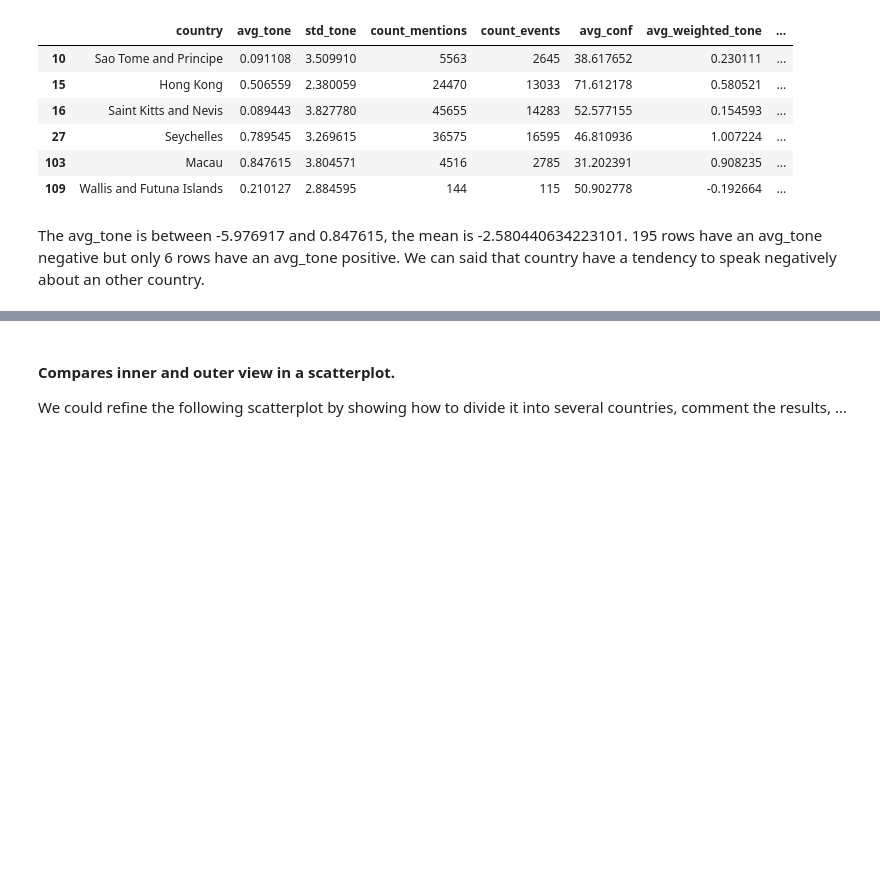
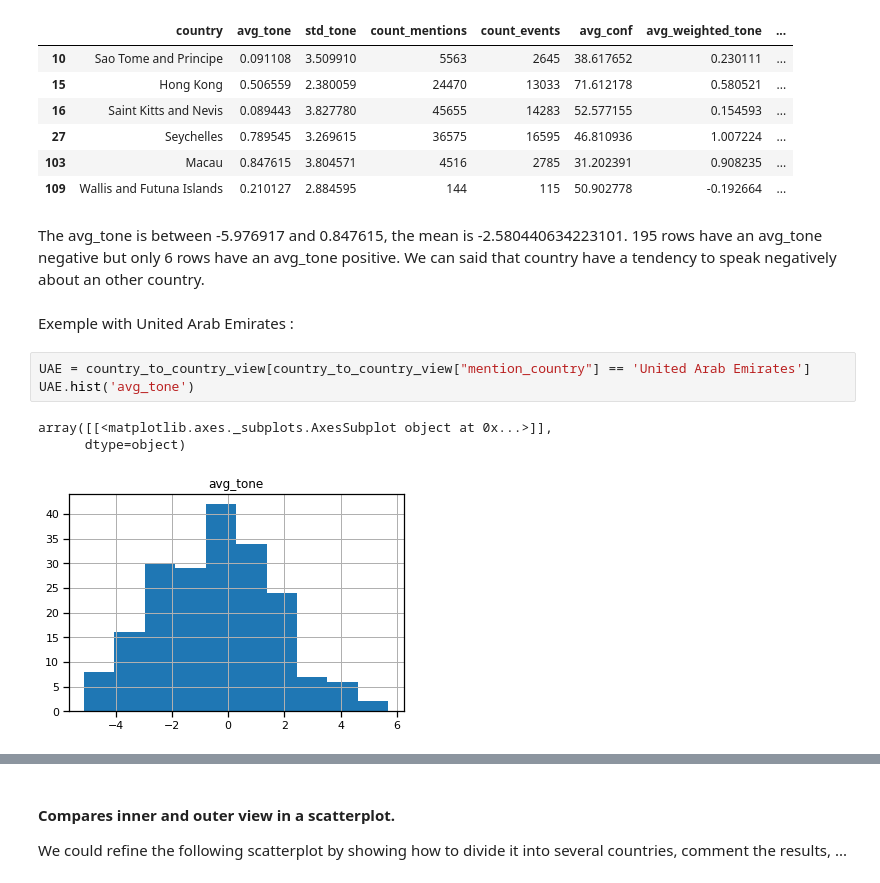
Before and after one commit to NatGr/projectAdA, a Jupyter notebook: Notebook.ipynb, the cells around one changed output, grey strips where cells are left out. Drawn from its saved outputs; the diff is of its cells as text; blank space fills up the shorter version.

Commit message:
ajout d'un magnifique exemple de qualité qui parle des Emirats ainsi que la perception des autres sur ce pays si particulier.

```diff
--- a/Notebook.ipynb
+++ b/Notebook.ipynb
@@ -210,3 +210,12 @@ country_outer_view[country_outer_view["avg_tone"] > 0]
 The avg_tone is between -5.976917 and 0.847615, the mean is -2.580440634223101.
 195 rows have an avg_tone negative but only 6 rows have an avg_tone positive.
 We can said that country have a tendency to speak negatively about an other country.
+# %% [markdown]
+Exemple with United Arab Emirates :
+# %%
+UAE = country_to_country_view[country_to_country_view["mention_country"] == 'United Arab Emirates']
+UAE.hist('avg_tone')
+# %% [output]
+array([[<matplotlib.axes._subplots.AxesSubplot object at 0x...>]],
+      dtype=object)
+[figure, added]
```
Also changed, not shown: parts of 3 cells of this notebook.
